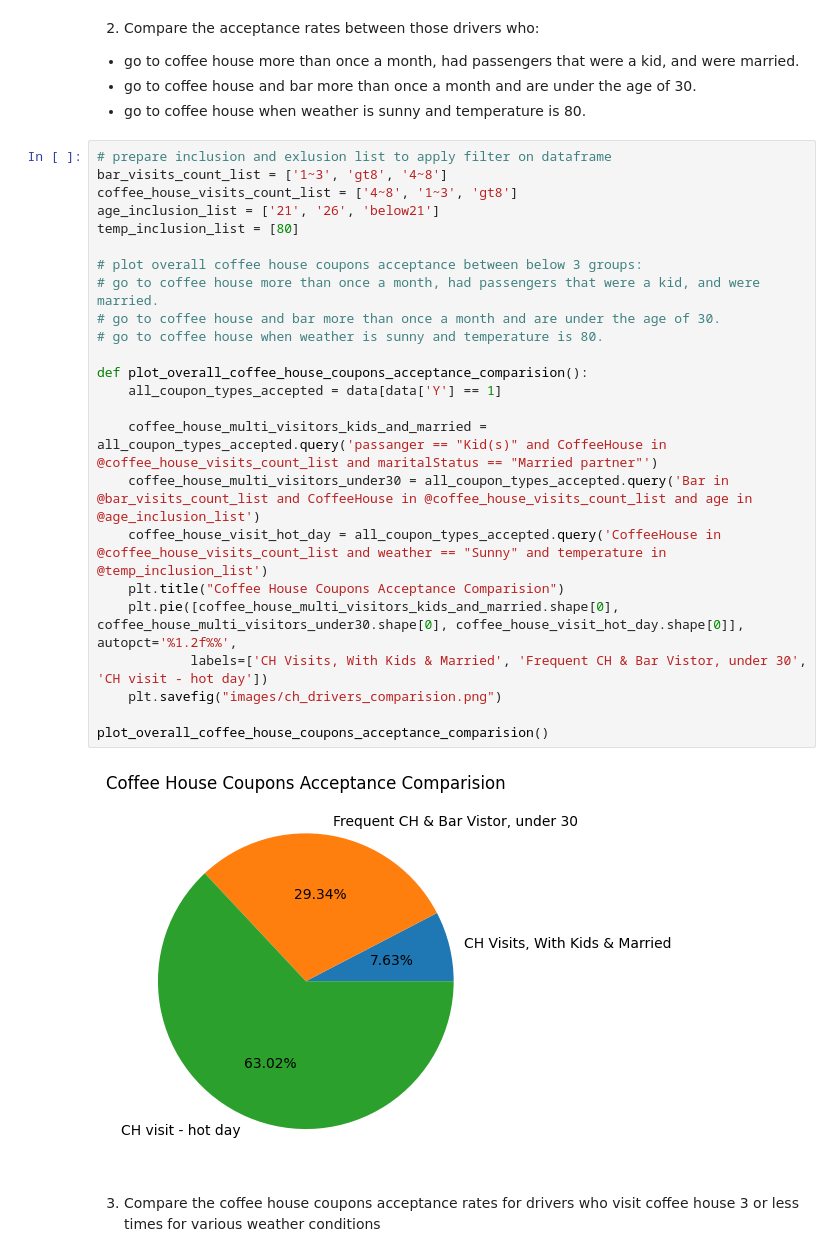
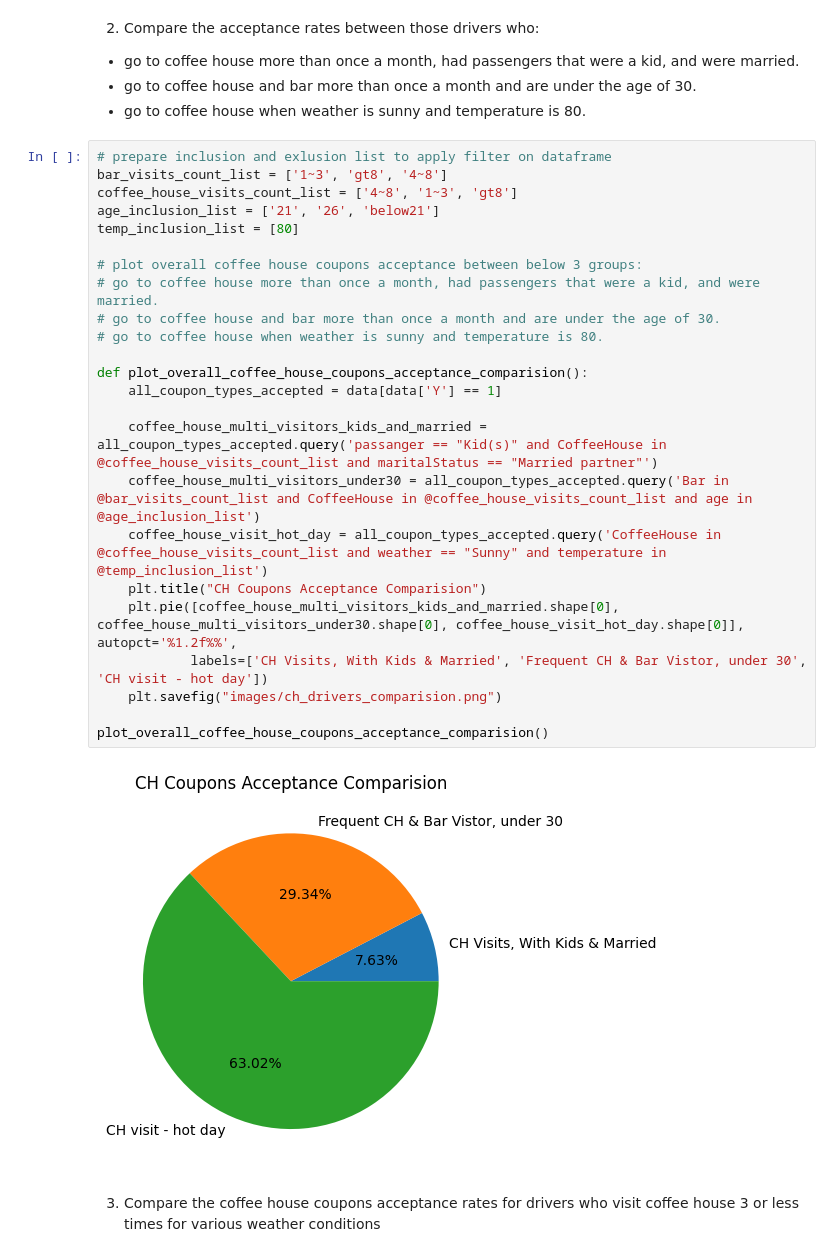
Before and after one commit to atewari-bot/driving-coupon, a Jupyter notebook: prompt.ipynb, the cells around one changed output. Saved outputs shown, nothing was run; the diff lists cells and outputs as text.

```diff
--- a/prompt.ipynb
+++ b/prompt.ipynb
@@ -972,29 +972,29 @@ plot_overall_coffee_house_coupons_acceptance()
 # %%
 # prepare inclusion and exlusion list to apply filter on dataframe
 bar_visits_count_list = ['1~3', 'gt8', '4~8']
 coffee_house_visits_count_list = ['4~8', '1~3', 'gt8']
 age_inclusion_list = ['21', '26', 'below21']
 temp_inclusion_list = [80]
 
 # plot overall coffee house coupons acceptance between below 3 groups:
 # go to coffee house more than once a month, had passengers that were a kid, and were married.
 # go to coffee house and bar more than once a month and are under the age of 30.
 # go to coffee house when weather is sunny and temperature is 80.
 
 def plot_overall_coffee_house_coupons_acceptance_comparision():
     all_coupon_types_accepted = data[data['Y'] == 1]
 
     coffee_house_multi_visitors_kids_and_married = all_coupon_types_accepted.query('passanger == "Kid(s)" and CoffeeHouse in @coffee_house_visits_count_list and maritalStatus == "Married partner"')
     coffee_house_multi_visitors_under30 = all_coupon_types_accepted.query('Bar in @bar_visits_count_list and CoffeeHouse in @coffee_house_visits_count_list and age in @age_inclusion_list')
     coffee_house_visit_hot_day = all_coupon_types_accepted.query('CoffeeHouse in @coffee_house_visits_count_list and weather == "Sunny" and temperature in @temp_inclusion_list')
-    plt.title("Coffee House Coupons Acceptance Comparision")
+    plt.title("CH Coupons Acceptance Comparision")
     plt.pie([coffee_house_multi_visitors_kids_and_married.shape[0], coffee_house_multi_visitors_under30.shape[0], coffee_house_visit_hot_day.shape[0]], autopct='%1.2f%%',
             labels=['CH Visits, With Kids & Married', 'Frequent CH & Bar Vistor, under 30', 'CH visit - hot day'])
     plt.savefig("images/ch_drivers_comparision.png")
 
 plot_overall_coffee_house_coupons_acceptance_comparision()
 # %% [output]
-[figure, old version]
+[figure, new version]
 # %% [markdown]
 3. Compare the coffee house coupons acceptance rates for drivers who visit coffee house 3 or less times for various weather conditions
 # %%
```
Also changed, not shown: parts of 8 cells of this notebook, 10 other files.
